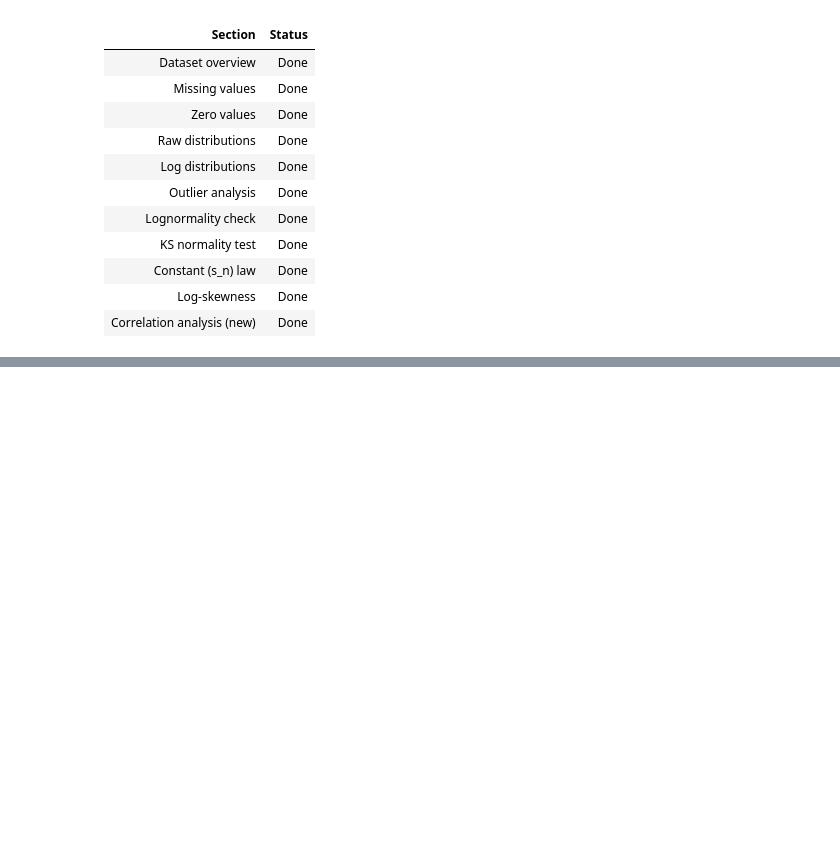
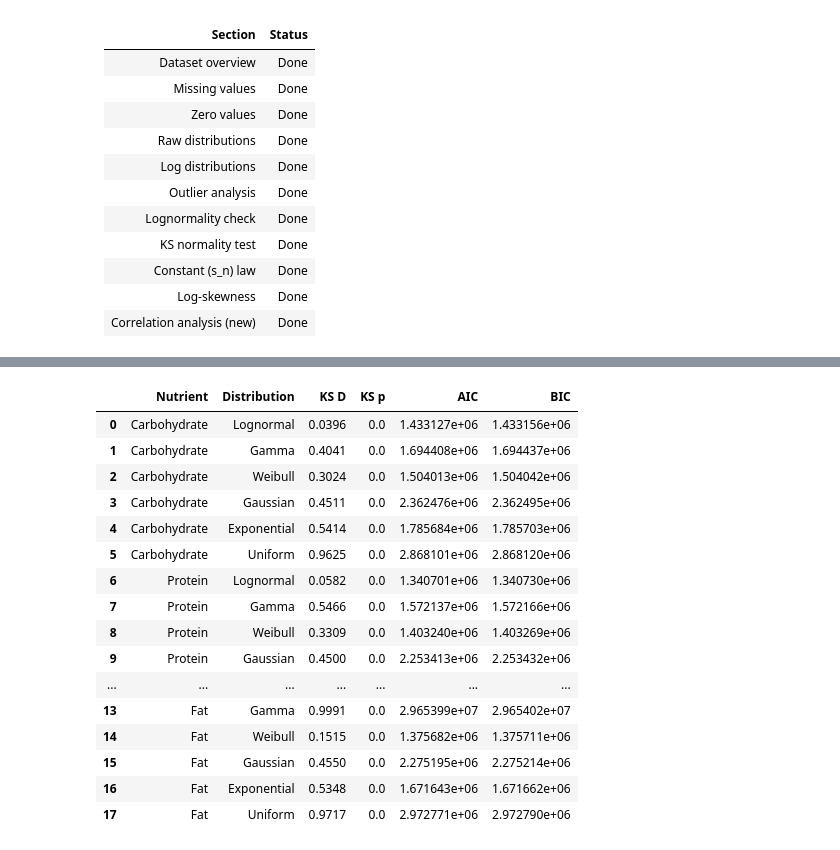
Before and after one commit to harsh23229/Universal-statistical-laws-governing-culinary-design, a Jupyter notebook: update_nutrition_analysis.ipynb, the cells around one changed output, grey strips where cells are left out. Saved outputs shown, nothing was run; the diff lists cells and outputs as text; code cells hidden in the pictures; blank space fills up the shorter version.

```diff
--- a/update_nutrition_analysis.ipynb
+++ b/update_nutrition_analysis.ipynb
@@ -717,0 +882,85 @@ To test whether nutrient distributions become nearly symmetric in log-space, pro
+# %%
+# ============================================================
+# Cell 14: Distribution Comparison (KS + AIC + BIC)
+# ============================================================
+
+from scipy.stats import (
+    lognorm,
+    gamma,
+    weibull_min,
+    norm,
+    expon,
+    uniform,
+    kstest
+)
+
+results = []
+
+DISTRIBUTIONS = {
+    "Lognormal": lognorm,
+    "Gamma": gamma,
+    "Weibull": weibull_min,
+    "Gaussian": norm,
+    "Exponential": expon,
+    "Uniform": uniform
+}
+
+for nutrient in NUTRIENT_COLS:
+
+    values = nutrient_df[nutrient]
+    values = values[values > 0]
+
+    n = len(values)
+
+    for name, dist in DISTRIBUTIONS.items():
+
+        try:
+
+            params = dist.fit(values)
+
+            loglik = np.sum(dist.logpdf(values, *params))
+
+            k = len(params)
+
+            aic = 2 * k - 2 * loglik
+            bic = k * np.log(n) - 2 * loglik
+
+            D, p = kstest(
+                values,
+                dist.cdf,
+                args=params
+            )
+
+            results.append({
+                "Nutrient": NUTRIENT_SHORT[nutrient],
+                "Distribution": name,
+                "KS D": D,
+                "KS p": p,
+                "AIC": aic,
+                "BIC": bic
+            })
+
+        except Exception:
+            pass
+
+comparison_df = pd.DataFrame(results)
+
+display(comparison_df.round(4))
+# %% [output]
+|  | Nutrient | Distribution | KS D | KS p | AIC | BIC |
+| 0 | Carbohydrate | Lognormal | 0.0396 | 0.0 | 1.433127e+06 | 1.433156e+06 |
+| 1 | Carbohydrate | Gamma | 0.4041 | 0.0 | 1.694408e+06 | 1.694437e+06 |
+| 2 | Carbohydrate | Weibull | 0.3024 | 0.0 | 1.504013e+06 | 1.504042e+06 |
+| 3 | Carbohydrate | Gaussian | 0.4511 | 0.0 | 2.362476e+06 | 2.362495e+06 |
+| 4 | Carbohydrate | Exponential | 0.5414 | 0.0 | 1.785684e+06 | 1.785703e+06 |
+| 5 | Carbohydrate | Uniform | 0.9625 | 0.0 | 2.868101e+06 | 2.868120e+06 |
+| 6 | Protein | Lognormal | 0.0582 | 0.0 | 1.340701e+06 | 1.340730e+06 |
+| 7 | Protein | Gamma | 0.5466 | 0.0 | 1.572137e+06 | 1.572166e+06 |
+| 8 | Protein | Weibull | 0.3309 | 0.0 | 1.403240e+06 | 1.403269e+06 |
+| 9 | Protein | Gaussian | 0.4500 | 0.0 | 2.253413e+06 | 2.253432e+06 |
+| ... | ... | ... | ... | ... | ... | ... |
+| 13 | Fat | Gamma | 0.9991 | 0.0 | 2.965399e+07 | 2.965402e+07 |
+| 14 | Fat | Weibull | 0.1515 | 0.0 | 1.375682e+06 | 1.375711e+06 |
+| 15 | Fat | Gaussian | 0.4550 | 0.0 | 2.275195e+06 | 2.275214e+06 |
+| 16 | Fat | Exponential | 0.5348 | 0.0 | 1.671643e+06 | 1.671662e+06 |
+| 17 | Fat | Uniform | 0.9717 | 0.0 | 2.972771e+06 | 2.972790e+06 |
```
Also changed, not shown: parts of 11 cells of this notebook, 1 other file.
